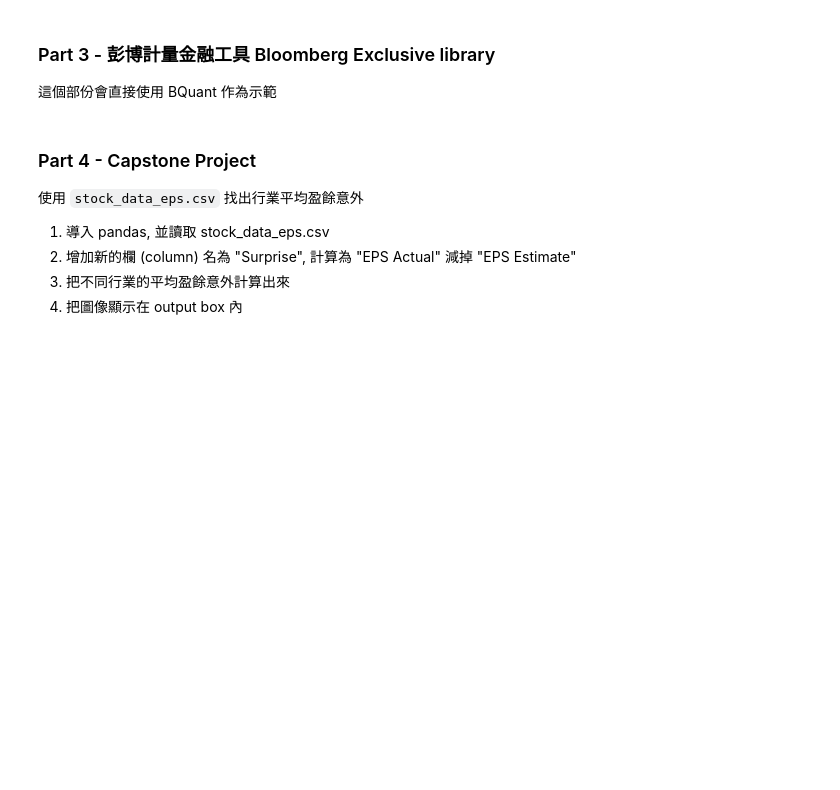
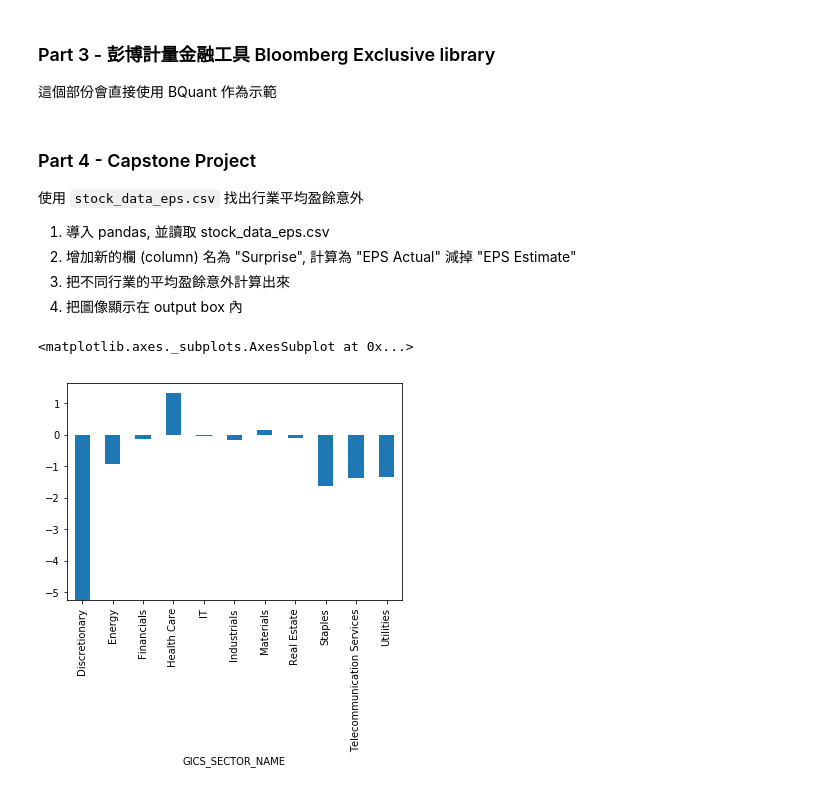
Before and after one commit to dummytutorialtt/python101, a Jupyter notebook: main.ipynb, the cells around one changed output. Cells and saved outputs as stored; diff of their text form; code cells hidden in the pictures; blank space fills up the shorter version.

```diff
--- a/main.ipynb
+++ b/main.ipynb
@@ -656,0 +651,15 @@ import pandas as pd
+# %%
+%matplotlib inline
+import pandas as pd
+#======練習 (把你的編碼填在這裡)======
+df = pd.read_csv("stock_data_eps.csv")
+
+df['Surprise'] = df['EPS Actual'] - df['EPS Estimate']
+
+pivot_df = pd.pivot_table(data=df, values='Surprise', index='GICS_SECTOR_NAME')
+
+pivot_df.plot(kind='bar')
+#======練習 (把你的編碼填在這裡)======
+# %% [output]
+<matplotlib.axes._subplots.AxesSubplot at 0x...>
+[figure, added]
```
Also changed, not shown: parts of 1 cell of this notebook.
